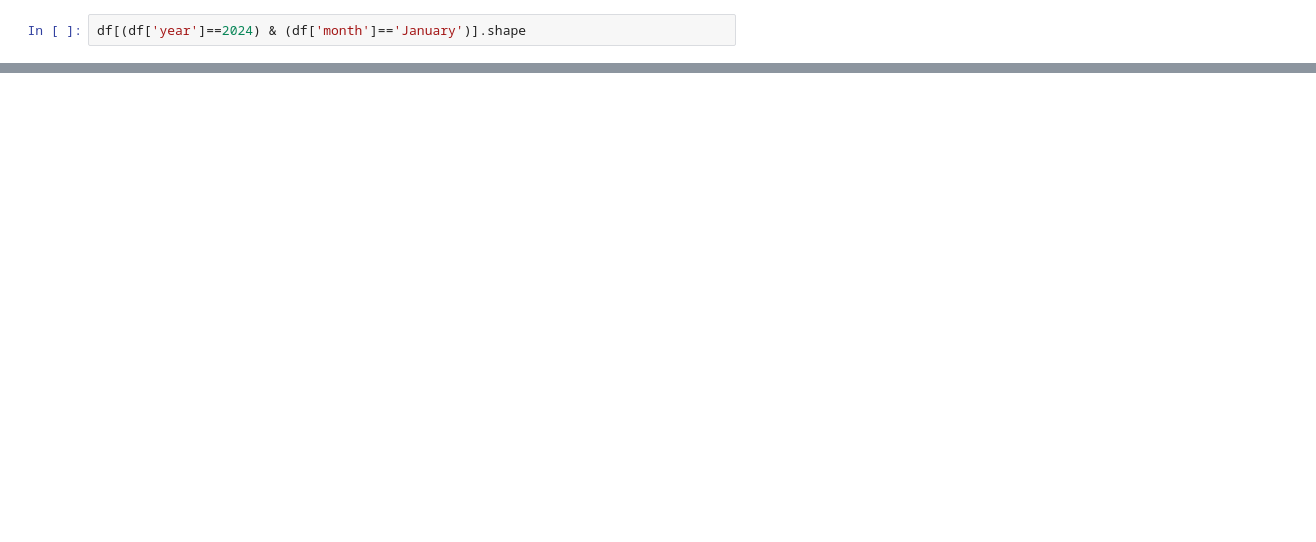
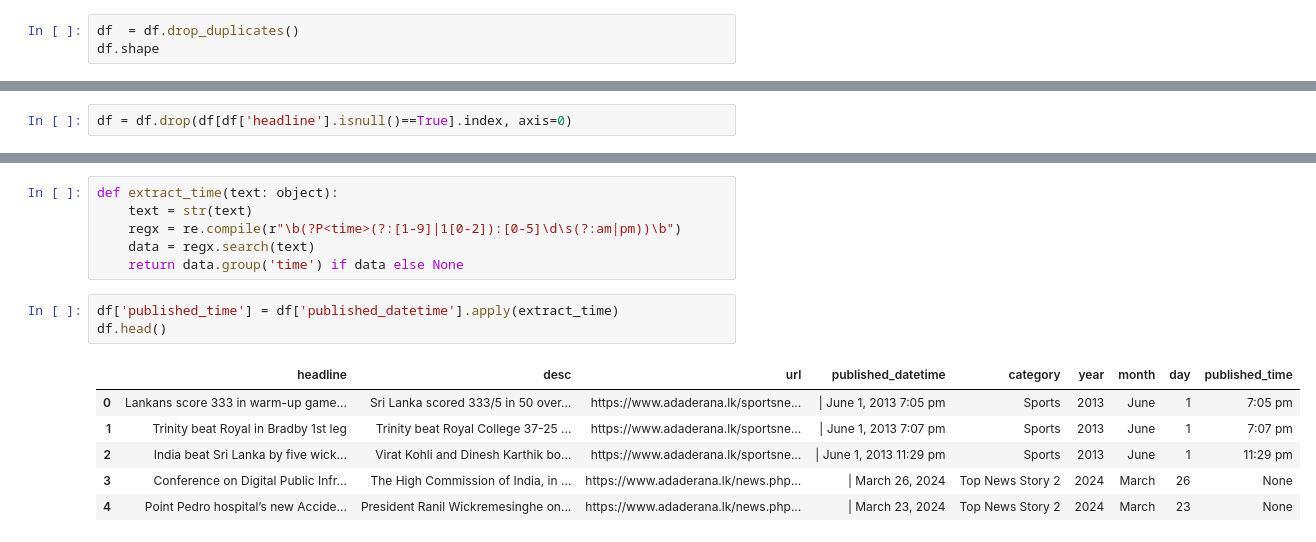
Before and after one commit to Lady-Lune/webscraping, a Jupyter notebook: dataset_explorer.ipynb, the cells around one changed output, grey strips where cells are left out. Saved outputs shown, nothing was run; the diff lists cells and outputs as text; blank space fills up the shorter version.

```diff
--- a/dataset_explorer.ipynb
+++ b/dataset_explorer.ipynb
@@ -51,3 +63,4 @@ print(sorted(years))
 # %%
-df[(df['year']==2024) & (df['month']=='January')].shape
+df  = df.drop_duplicates()
+df.shape
 # %% [output]
@@ -54,0 +104,2 @@ df[(df['year']==2024) & (df['month']=='January')].shape
+# %%
+df = df.drop(df[df['headline'].isnull()==True].index, axis=0)
@@ -54,0 +124,16 @@ df[(df['year']==2024) & (df['month']=='January')].shape
+# %%
+def extract_time(text: object):
+    text = str(text)
+    regx = re.compile(r"\b(?P<time>(?:[1-9]|1[0-2]):[0-5]\d\s(?:am|pm))\b")
+    data = regx.search(text)
+    return data.group('time') if data else None
+# %%
+df['published_time'] = df['published_datetime'].apply(extract_time)
+df.head()
+# %% [output]
+|  | headline | desc | url | published_datetime | category | year | month | day | published_time |
+| 0 | Lankans score 333 in warm-up game... | Sri Lanka scored 333/5 in 50 over... | https://www.adaderana.lk/sportsne... | | June 1, 2013 7:05 pm | Sports | 2013 | June | 1 | 7:05 pm |
+| 1 | Trinity beat Royal in Bradby 1st leg | Trinity beat Royal College 37-25 ... | https://www.adaderana.lk/sportsne... | | June 1, 2013 7:07 pm | Sports | 2013 | June | 1 | 7:07 pm |
+| 2 | India beat Sri Lanka by five wick... | Virat Kohli and Dinesh Karthik bo... | https://www.adaderana.lk/sportsne... | | June 1, 2013 11:29 pm | Sports | 2013 | June | 1 | 11:29 pm |
+| 3 | Conference on Digital Public Infr... | The High Commission of India, in ... | https://www.adaderana.lk/news.php... | | March 26, 2024 | Top News Story 2 | 2024 | March | 26 | None |
+| 4 | Point Pedro hospital’s new Accide... | President Ranil Wickremesinghe on... | https://www.adaderana.lk/news.php... | | March 23, 2024 | Top News Story 2 | 2024 | March | 23 | None |
```
Also changed, not shown: parts of 19 cells of this notebook, 2 other files.
